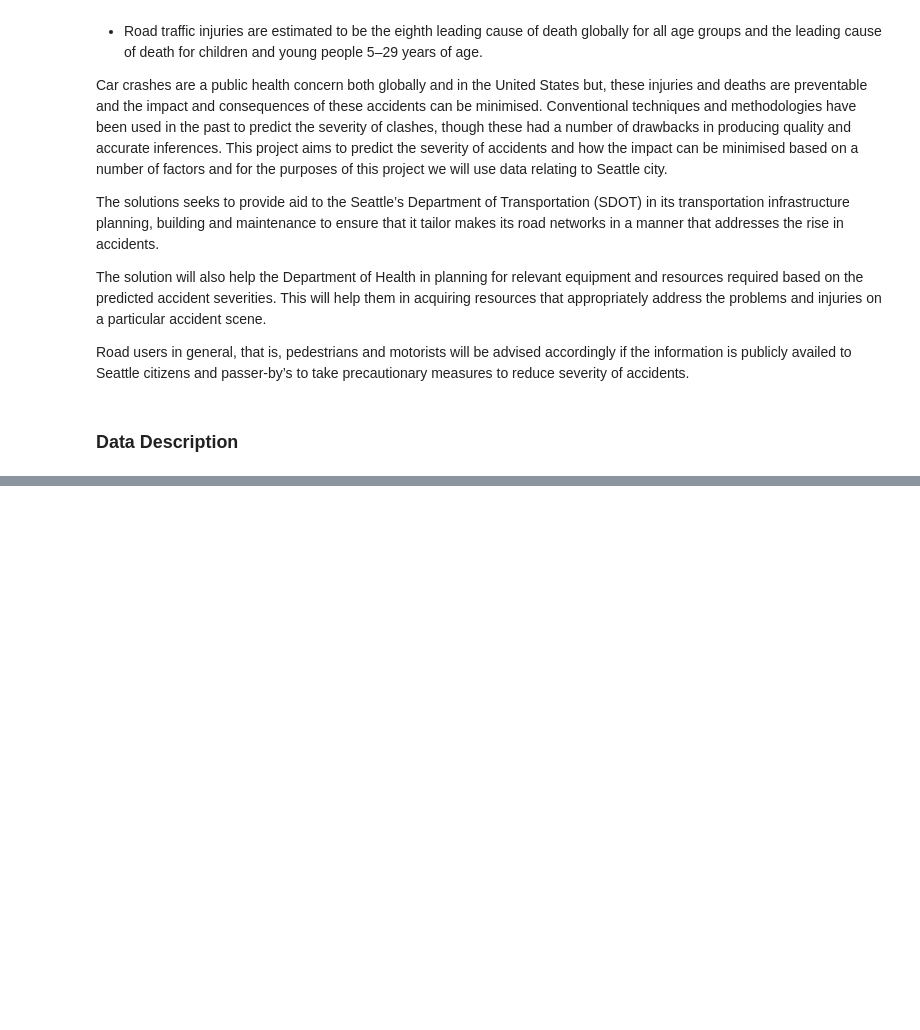
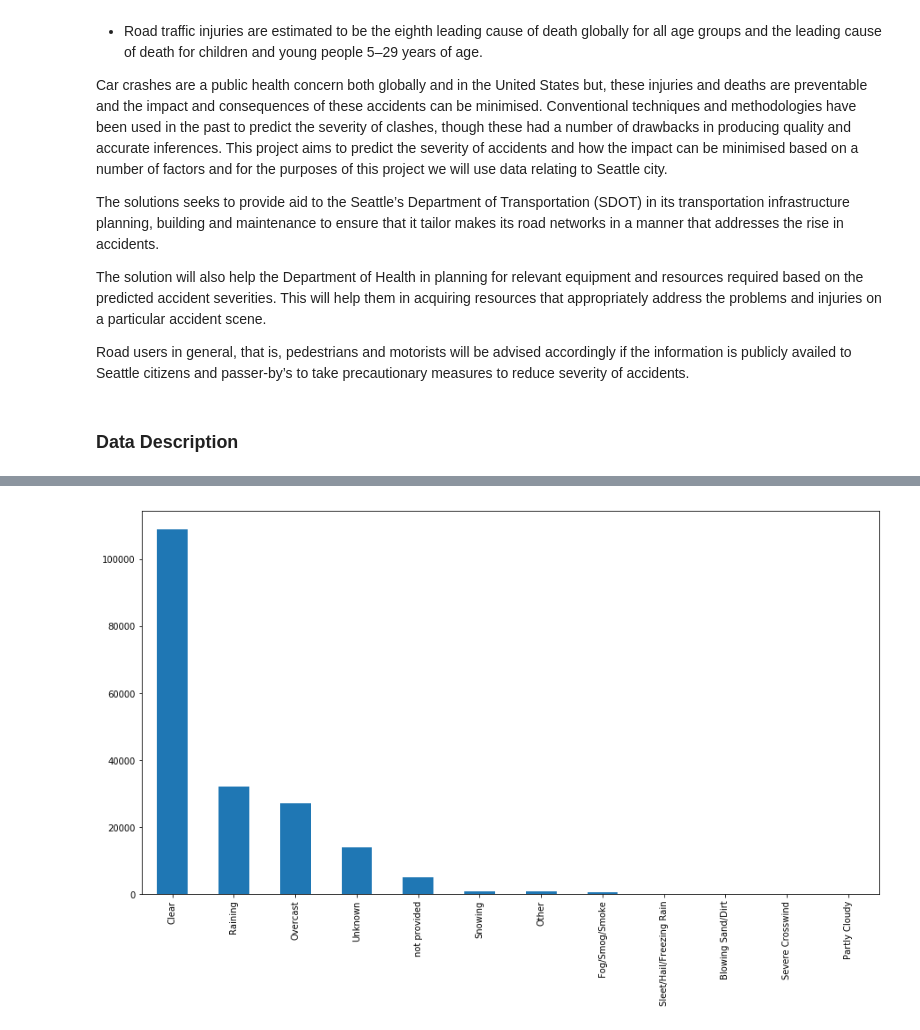
Before and after one commit to leevambe5/Coursera_Capstone, a Jupyter notebook: scripts/Finale_Car_Accidents_Severity.ipynb, the cells around one changed output, grey strips where cells are left out. Cells and saved outputs as stored; diff of their text form; code cells hidden in the pictures; blank space fills up the shorter version.

```diff
--- a/scripts/Finale_Car_Accidents_Severity.ipynb
+++ b/scripts/Finale_Car_Accidents_Severity.ipynb
@@ -47,0 +371,5 @@ Unique Records are 194673
+# %%
+plt.figure(figsize=(15,8))
+df_a['WEATHER'].value_counts().plot(kind='bar');
+# %% [output]
+[figure, added]
```
Also changed, not shown: parts of 100 cells of this notebook.
